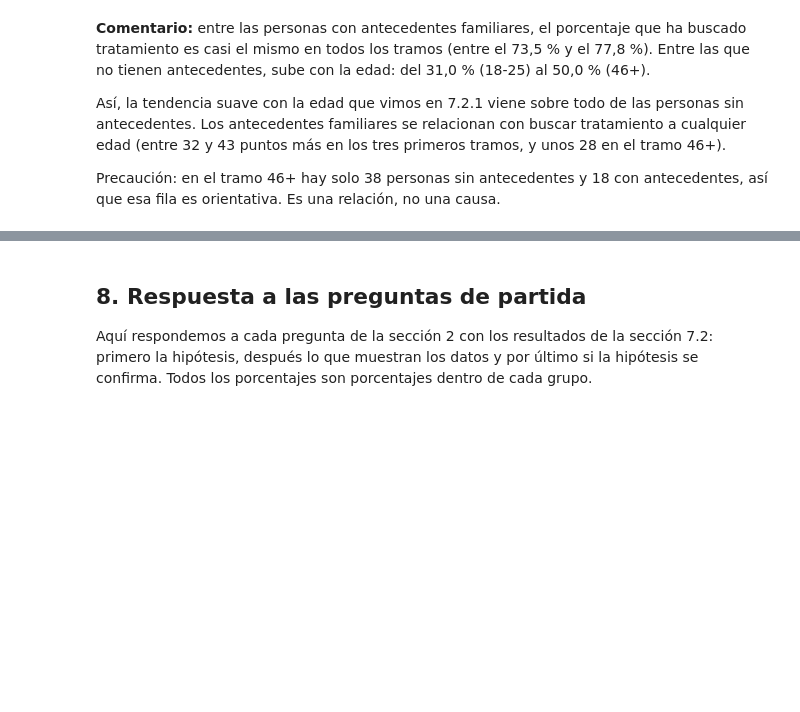
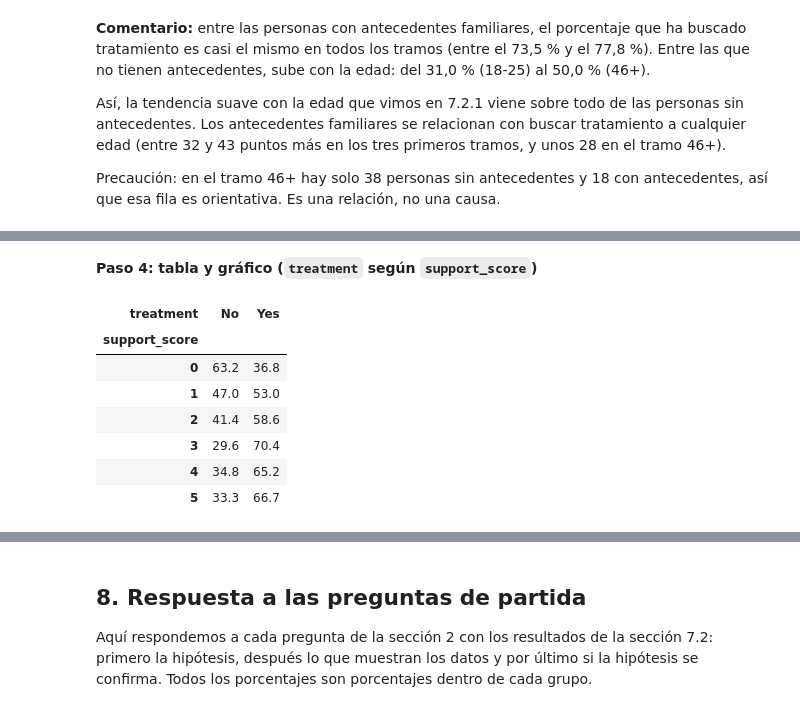
Before and after one commit to IA-P1-BCN/ai_project_EDA-charlotte_doulcet, a Jupyter notebook: eda.ipynb, the cells around one changed output, grey strips where cells are left out. Drawn from its saved outputs; the diff is of its cells as text; code cells hidden in the pictures; blank space fills up the shorter version.

```diff
--- a/eda.ipynb
+++ b/eda.ipynb
@@ -1371,0 +1486,14 @@ Precaución: en el tramo 46+ hay solo 38 personas sin antecedentes y 18 con ante
+# %% [markdown]
+**Paso 4: tabla y gráfico (`treatment` según `support_score`)**
+# %%
+tabla_ss = pd.crosstab(df_clean["support_score"], df_clean["treatment"], normalize="index") * 100
+tabla_ss.round(1)
+# %% [output]
+| treatment | No | Yes |
+| support_score |  |  |
+| 0 | 63.2 | 36.8 |
+| 1 | 47.0 | 53.0 |
+| 2 | 41.4 | 58.6 |
+| 3 | 29.6 | 70.4 |
+| 4 | 34.8 | 65.2 |
+| 5 | 33.3 | 66.7 |
```
Also changed, not shown: parts of 17 cells of this notebook, 1 other file.
